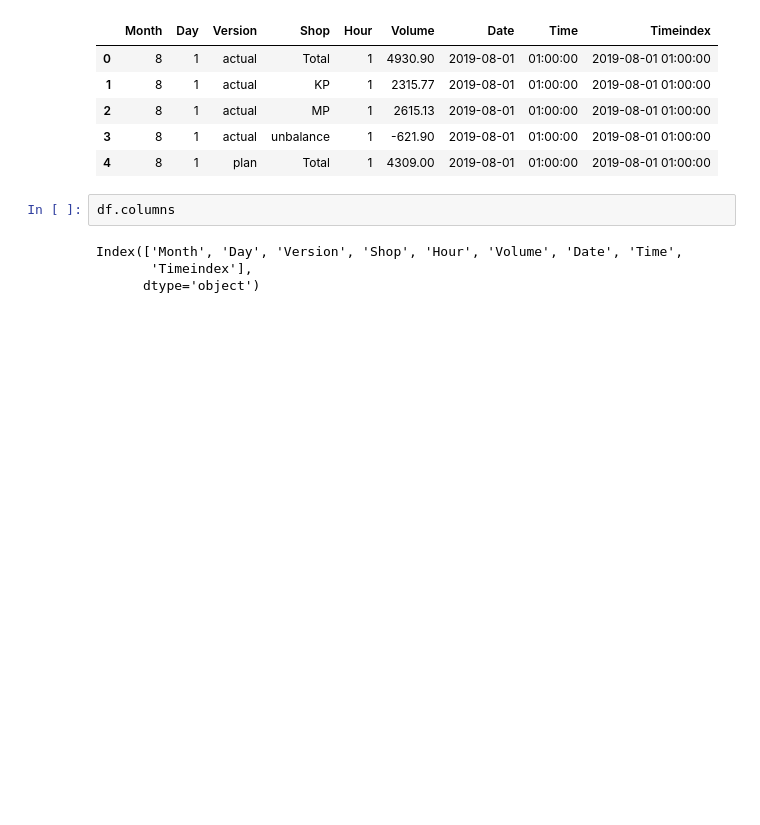
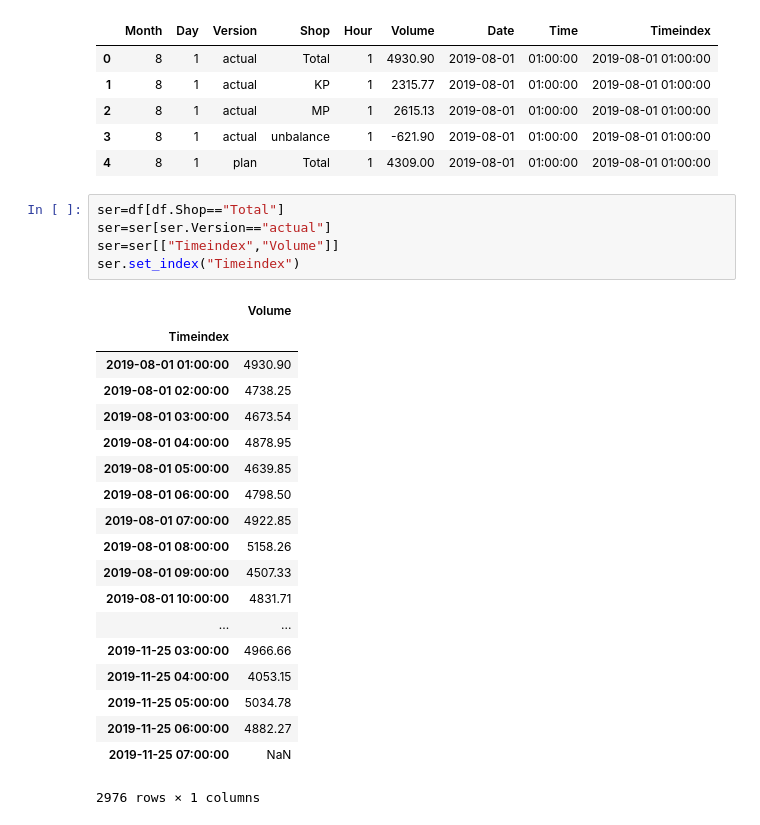
Before and after one commit to denismoroz1981/divd_project, a Jupyter notebook: divd_project.ipynb, the cells around one changed output. Saved outputs shown, nothing was run; the diff lists cells and outputs as text; blank space fills up the shorter version.

```diff
--- a/divd_project.ipynb
+++ b/divd_project.ipynb
@@ -47,9 +48,28 @@ df.head()
 | 2 | 8 | 1 | actual | MP | 1 | 2615.13 | 2019-08-01 | 01:00:00 | 2019-08-01 01:00:00 |
 | 3 | 8 | 1 | actual | unbalance | 1 | -621.90 | 2019-08-01 | 01:00:00 | 2019-08-01 01:00:00 |
 | 4 | 8 | 1 | plan | Total | 1 | 4309.00 | 2019-08-01 | 01:00:00 | 2019-08-01 01:00:00 |
-# %%
-df.columns
-# %% [output]
-Index(['Month', 'Day', 'Version', 'Shop', 'Hour', 'Volume', 'Date', 'Time',
-       'Timeindex'],
-      dtype='object')
+# %%
+ser=df[df.Shop=="Total"]
+ser=ser[ser.Version=="actual"]
+ser=ser[["Timeindex","Volume"]]
+ser.set_index("Timeindex")
+# %% [output]
+|  | Volume |
+| Timeindex |  |
+| 2019-08-01 01:00:00 | 4930.90 |
+| 2019-08-01 02:00:00 | 4738.25 |
+| 2019-08-01 03:00:00 | 4673.54 |
+| 2019-08-01 04:00:00 | 4878.95 |
+| 2019-08-01 05:00:00 | 4639.85 |
+| 2019-08-01 06:00:00 | 4798.50 |
+| 2019-08-01 07:00:00 | 4922.85 |
+| 2019-08-01 08:00:00 | 5158.26 |
+| 2019-08-01 09:00:00 | 4507.33 |
+| 2019-08-01 10:00:00 | 4831.71 |
+| ... | ... |
+| 2019-11-25 03:00:00 | 4966.66 |
+| 2019-11-25 04:00:00 | 4053.15 |
+| 2019-11-25 05:00:00 | 5034.78 |
+| 2019-11-25 06:00:00 | 4882.27 |
+| 2019-11-25 07:00:00 | NaN |
+2976 rows × 1 columns
```
Also changed, not shown: parts of 4 cells of this notebook.
